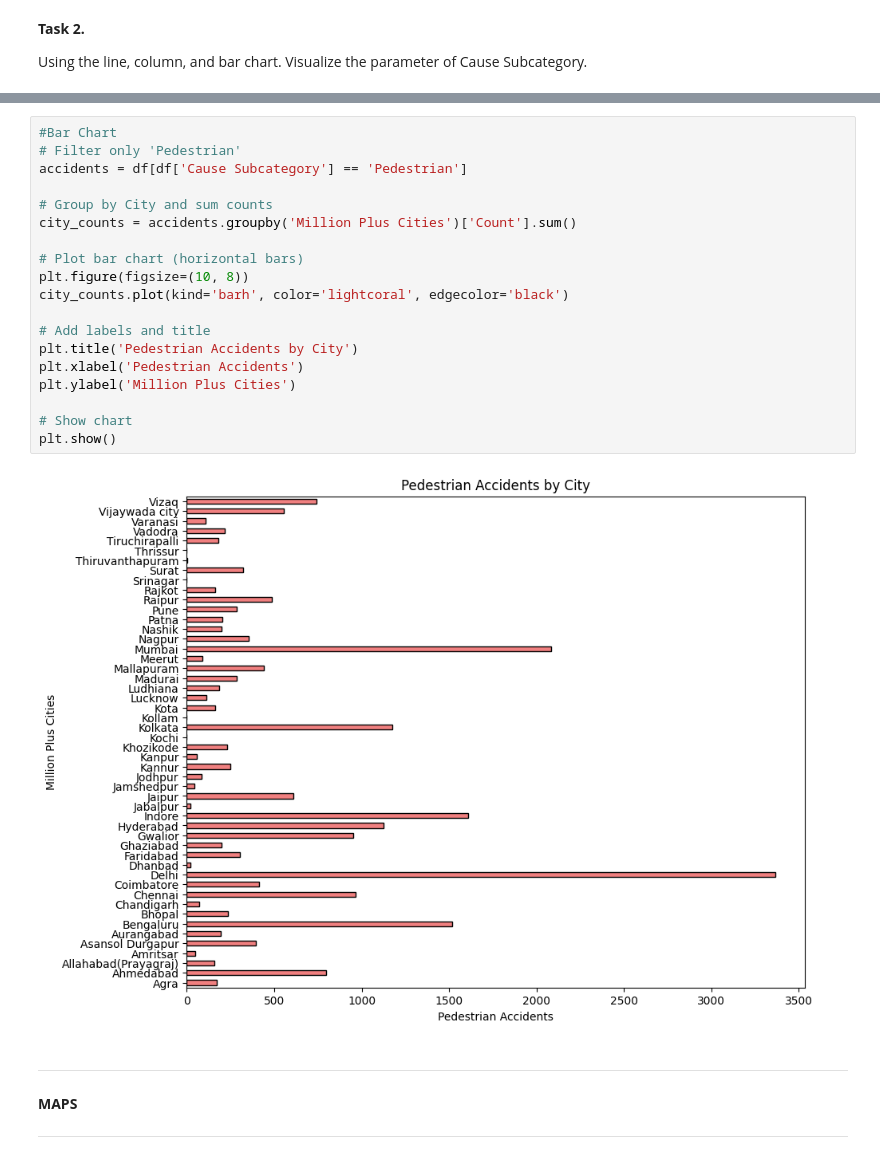
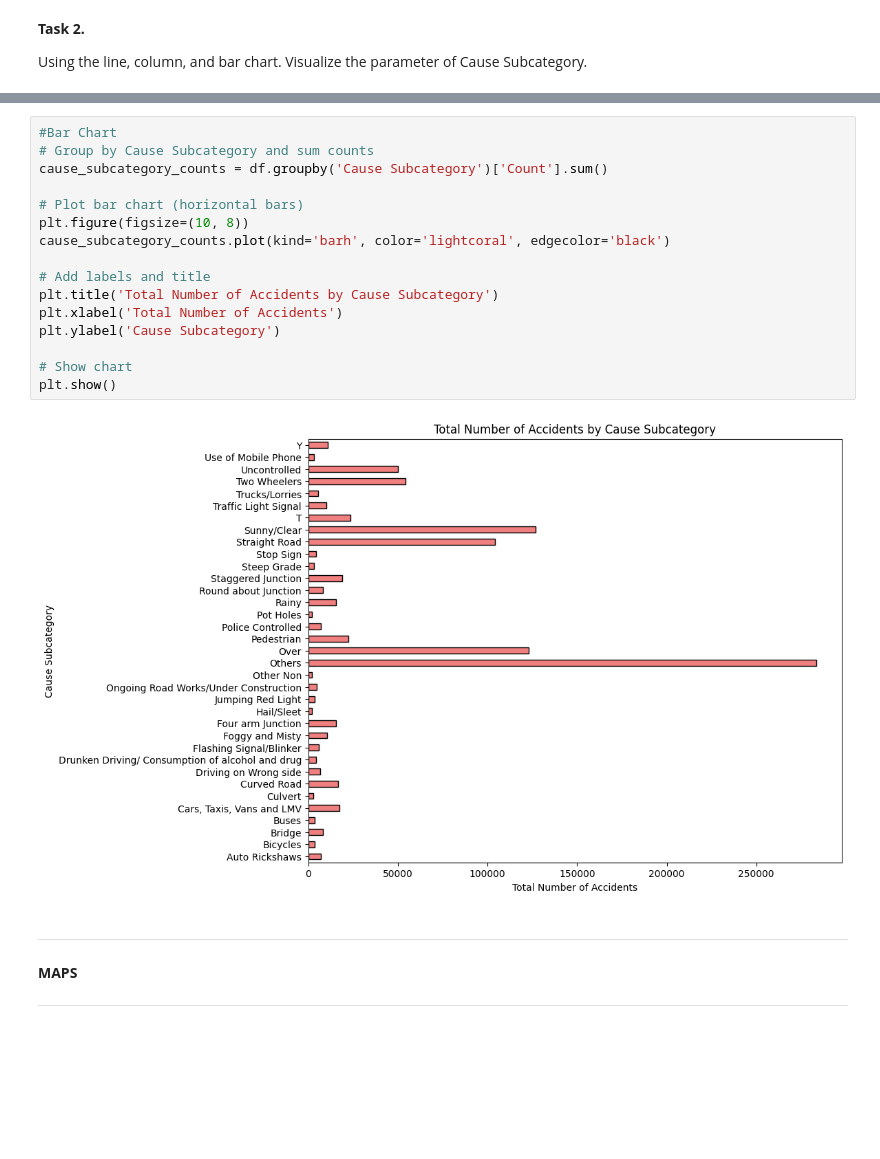
Before and after one commit to christopherfegalan/CPE031_Visualization_and_Data_Analysis, a Jupyter notebook: HoA6_Chart_Type_Fegalan.ipynb, the cells around one changed output, grey strips where cells are left out. Drawn from its saved outputs; the diff is of its cells as text; blank space fills up the shorter version.

```diff
--- a/HoA6_Chart_Type_Fegalan.ipynb
+++ b/HoA6_Chart_Type_Fegalan.ipynb
@@ -392,24 +389,21 @@ plt.show()
 # %%
 #Bar Chart
-# Filter only 'Pedestrian'
-accidents = df[df['Cause Subcategory'] == 'Pedestrian']
-
-# Group by City and sum counts
-city_counts = accidents.groupby('Million Plus Cities')['Count'].sum()
+# Group by Cause Subcategory and sum counts
+cause_subcategory_counts = df.groupby('Cause Subcategory')['Count'].sum()
 
 # Plot bar chart (horizontal bars)
 plt.figure(figsize=(10, 8))
-city_counts.plot(kind='barh', color='lightcoral', edgecolor='black')
+cause_subcategory_counts.plot(kind='barh', color='lightcoral', edgecolor='black')
 
 # Add labels and title
-plt.title('Pedestrian Accidents by City')
-plt.xlabel('Pedestrian Accidents')
-plt.ylabel('Million Plus Cities')
+plt.title('Total Number of Accidents by Cause Subcategory')
+plt.xlabel('Total Number of Accidents')
+plt.ylabel('Cause Subcategory')
 
 # Show chart
 plt.show()
 # %% [output]
-[figure, old version]
+[figure, new version]
 # %% [markdown]
 
 
```
Also changed, not shown: parts of 10 cells of this notebook.
